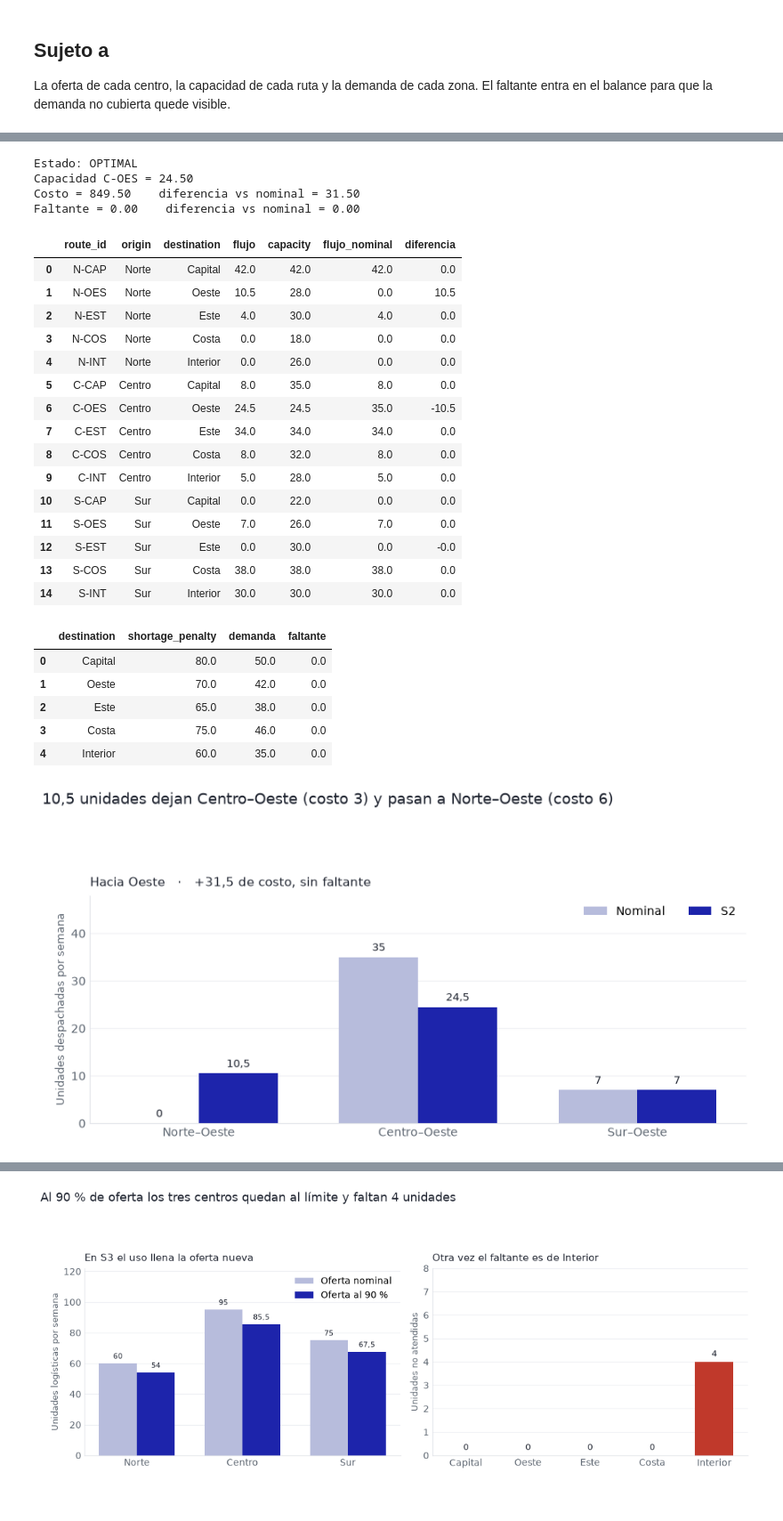
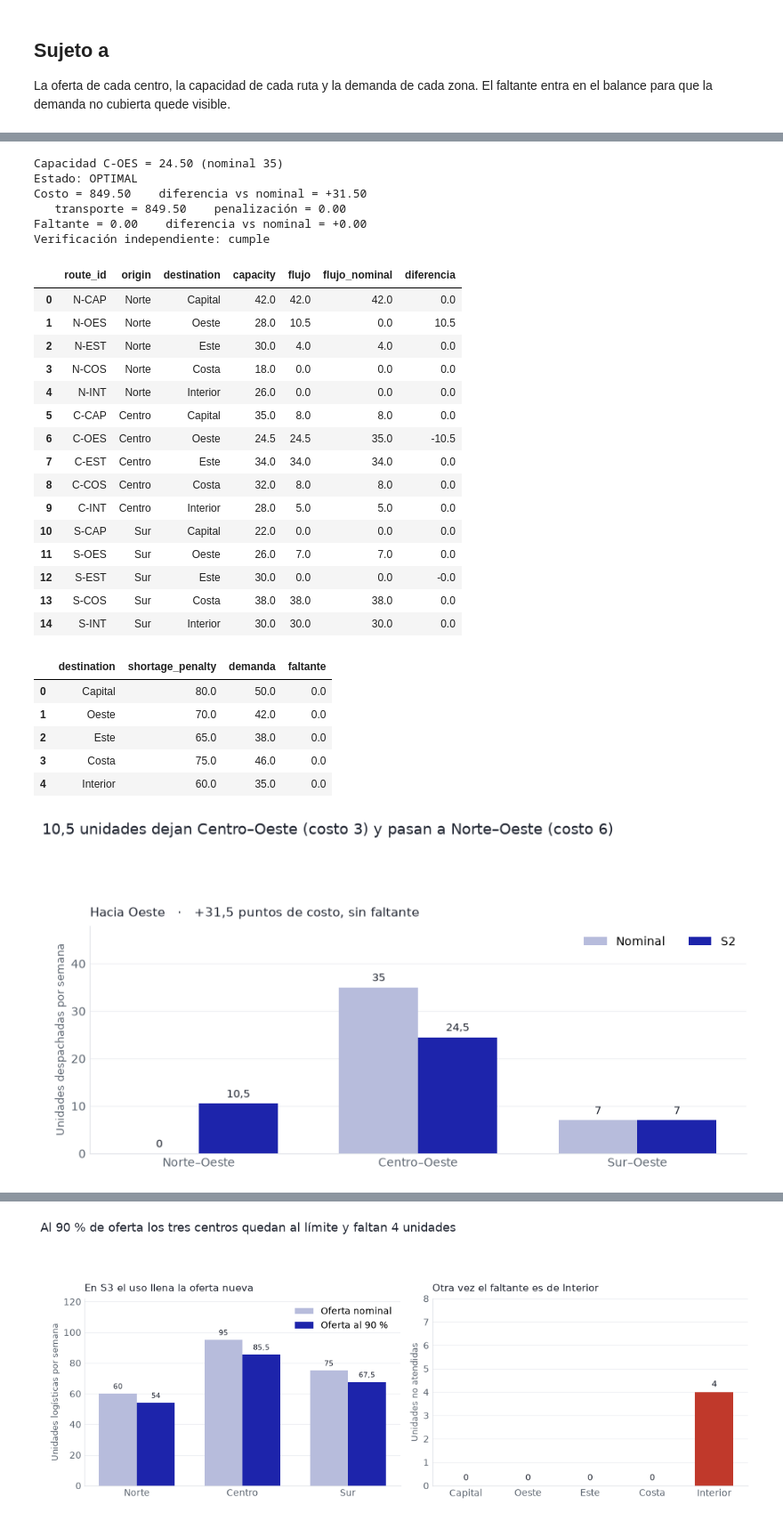
Before and after one commit to LorennMarque/OR-final-austral-2026, a Jupyter notebook: notebooks/part1_primal.ipynb, the cells around one changed output, grey strips where cells are left out. Shown at 89% size. Saved outputs shown, nothing was run; the diff lists cells and outputs as text; code cells hidden in the pictures.

```diff
--- a/notebooks/part1_primal.ipynb
+++ b/notebooks/part1_primal.ipynb
@@ -981,37 +872,31 @@ La capacidad de C-OES pasa a \(0{,}70\, u_{C-OES}\), sin redondeo. Demanda y ofe
 # %%
 capacidad_s2 = capacidad_nominal.copy()
 capacidad_s2.loc["C-OES"] = 0.70 * float(capacidad_nominal.loc["C-OES"])
-costo_s2, flujos_s2, faltantes_s2 = resolver(demanda_nominal, oferta_nominal, capacidad_s2)
-verificar(flujos_s2, faltantes_s2, oferta_nominal)
-print("Estado: OPTIMAL")
-print(f"Capacidad C-OES = {capacidad_s2.loc['C-OES']:.2f}")
-print(f"Costo = {costo_s2:.2f}    diferencia vs nominal = {costo_s2 - costo_nominal:.2f}")
-print(f"Faltante = {faltantes_s2['faltante'].sum():.2f}    diferencia vs nominal = {faltantes_s2['faltante'].sum() - faltante_nominal:.2f}")
-comparacion = flujos_s2[["route_id", "origin", "destination", "flujo", "capacity"]].merge(
-    flujos_nominales[["route_id", "flujo"]], on="route_id", suffixes=("", "_nominal")
-)
-comparacion["diferencia"] = comparacion["flujo"] - comparacion["flujo_nominal"]
-display(comparacion.round(4))
-display(faltantes_s2.round(4))
+s2 = resolver(routes, destinations, demanda_nominal, oferta_nominal, capacidad_s2, "S2")
+control_s2 = verificar(s2, routes, destinations, demanda_nominal, oferta_nominal, capacidad_s2)
+print(f"Capacidad C-OES = {capacidad_s2.loc['C-OES']:.2f} (nominal {capacidad_nominal.loc['C-OES']:.0f})")
+informar(s2, control_s2)
 # %% [output]
+Capacidad C-OES = 24.50 (nominal 35)
 Estado: OPTIMAL
-Capacidad C-OES = 24.50
-Costo = 849.50    diferencia vs nominal = 31.50
-Faltante = 0.00    diferencia vs nominal = 0.00
+Costo = 849.50    diferencia vs nominal = +31.50
+   transporte = 849.50    penalización = 0.00
+Faltante = 0.00    diferencia vs nominal = +0.00
+Verificación independiente: cumple
-|  | route_id | origin | destination | flujo | capacity | flujo_nominal | diferencia |
+|  | route_id | origin | destination | capacity | flujo | flujo_nominal | diferencia |
 | 0 | N-CAP | Norte | Capital | 42.0 | 42.0 | 42.0 | 0.0 |
-| 1 | N-OES | Norte | Oeste | 10.5 | 28.0 | 0.0 | 10.5 |
-| 2 | N-EST | Norte | Este | 4.0 | 30.0 | 4.0 | 0.0 |
-| 3 | N-COS | Norte | Costa | 0.0 | 18.0 | 0.0 | 0.0 |
-| 4 | N-INT | Norte | Interior | 0.0 | 26.0 | 0.0 | 0.0 |
-| 5 | C-CAP | Centro | Capital | 8.0 | 35.0 | 8.0 | 0.0 |
+| 1 | N-OES | Norte | Oeste | 28.0 | 10.5 | 0.0 | 10.5 |
+| 2 | N-EST | Norte | Este | 30.0 | 4.0 | 4.0 | 0.0 |
+| 3 | N-COS | Norte | Costa | 18.0 | 0.0 | 0.0 | 0.0 |
+| 4 | N-INT | Norte | Interior | 26.0 | 0.0 | 0.0 | 0.0 |
+| 5 | C-CAP | Centro | Capital | 35.0 | 8.0 | 8.0 | 0.0 |
 | 6 | C-OES | Centro | Oeste | 24.5 | 24.5 | 35.0 | -10.5 |
 | 7 | C-EST | Centro | Este | 34.0 | 34.0 | 34.0 | 0.0 |
-| 8 | C-COS | Centro | Costa | 8.0 | 32.0 | 8.0 | 0.0 |
-| 9 | C-INT | Centro | Interior | 5.0 | 28.0 | 5.0 | 0.0 |
-| 10 | S-CAP | Sur | Capital | 0.0 | 22.0 | 0.0 | 0.0 |
-| 11 | S-OES | Sur | Oeste | 7.0 | 26.0 | 7.0 | 0.0 |
-| 12 | S-EST | Sur | Este | 0.0 | 30.0 | 0.0 | -0.0 |
+| 8 | C-COS | Centro | Costa | 32.0 | 8.0 | 8.0 | 0.0 |
+| 9 | C-INT | Centro | Interior | 28.0 | 5.0 | 5.0 | 0.0 |
+| 10 | S-CAP | Sur | Capital | 22.0 | 0.0 | 0.0 | 0.0 |
+| 11 | S-OES | Sur | Oeste | 26.0 | 7.0 | 7.0 | 0.0 |
+| 12 | S-EST | Sur | Este | 30.0 | 0.0 | 0.0 | -0.0 |
 | 13 | S-COS | Sur | Costa | 38.0 | 38.0 | 38.0 | 0.0 |
 | 14 | S-INT | Sur | Interior | 30.0 | 30.0 | 30.0 | 0.0 |
 |  | destination | shortage_penalty | demanda | faltante |
@@ -1021,56 +906,36 @@ Faltante = 0.00    diferencia vs nominal = 0.00
 | 3 | Costa | 75.0 | 46.0 | 0.0 |
 | 4 | Interior | 60.0 | 35.0 | 0.0 |
 # %%
-import matplotlib.pyplot as plt
-
-PRIMARY = "#1D24AB"
-NOMINAL = "#B7BCDC"
-ALERT = "#C0392B"
-INK = "#1F2430"
-MUTED = "#5C6570"
-CERO = "#E4E6F2"
-
-def etiqueta(valor):
-    return f"{valor:.0f}" if abs(valor - round(valor)) < 1e-6 else f"{valor:.1f}".replace(".", ",")
-
-def limpiar(ax):
-    ax.spines["top"].set_visible(False)
-    ax.spines["right"].set_visible(False)
-    ax.spines["left"].set_color("#E2E4EA")
-    ax.spines["bottom"].set_color("#E2E4EA")
-    ax.tick_params(length=0, colors=MUTED, labelsize=10)
-    ax.yaxis.grid(True, color="#EEF0F4")
-    ax.set_axisbelow(True)
-
 rutas_oeste = ["N-OES", "C-OES", "S-OES"]
 nombres = ["Norte–Oeste", "Centro–Oeste", "Sur–Oeste"]
-flujo_nominal = flujos_nominales.set_index("route_id").loc[rutas_oeste, "flujo"]
-flujo_s2 = flujos_s2.set_index("route_id").loc[rutas_oeste, "flujo"]
+flujo_nominal = nominal.flujos.set_index("route_id").loc[rutas_oeste, "flujo"]
+flujo_s2 = s2.flujos.set_index("route_id").loc[rutas_oeste, "flujo"]
 
 fig, ax = plt.subplots(figsize=(8.6, 4.4))
+movidas = flujo_nominal.loc["C-OES"] - flujo_s2.loc["C-OES"]
 fig.suptitle(
-    "10,5 unidades dejan Centro–Oeste (costo 3) y pasan a Norte–Oeste (costo 6)",
+    f"{etiqueta(movidas)} unidades dejan Centro–Oeste (costo 3) y pasan a Norte–Oeste (costo 6)",
     fontsize=13, color=INK, x=0, ha="left",
 )
 eje = range(len(nombres))
 barras_nominal = ax.bar(
     [i - 0.18 for i in eje], flujo_nominal, width=0.36, color=NOMINAL, label="Nominal", zorder=2,
 )
 barras_s2 = ax.bar(
     [i + 0.18 for i in eje], flujo_s2, width=0.36, color=PRIMARY, label="S2", zorder=2,
 )
 ax.set_xticks(list(eje), nombres)
 ax.set_ylim(0, 48)
 ax.set_ylabel("Unidades despachadas por semana", color=MUTED, fontsize=9)
-ax.set_title("Hacia Oeste   ·   +31,5 de costo, sin faltante", loc="left", color=INK, fontsize=11, pad=8)
+ax.set_title(f"Hacia Oeste   ·   +{etiqueta(s2.objetivo - costo_nominal)} puntos de costo, sin faltante", loc="left", color=INK, fontsize=11, pad=8)
 for barra in list(barras_nominal) + list(barras_s2):
     ax.text(
         barra.get_x() + barra.get_width() / 2, barra.get_height() + 0.8,
         etiqueta(barra.get_height()), ha="center", va="bottom", fontsize=9, color=INK,
     )
 ax.legend(frameon=False, ncol=2, loc="upper right")
 limpiar(ax)
 fig.tight_layout(rect=(0, 0, 1, 0.86))
 plt.show()
 # %% [output]
-[figure, old version]
+[figure, new version]
```
Also changed, not shown: parts of 45 cells of this notebook, 28 other files.
